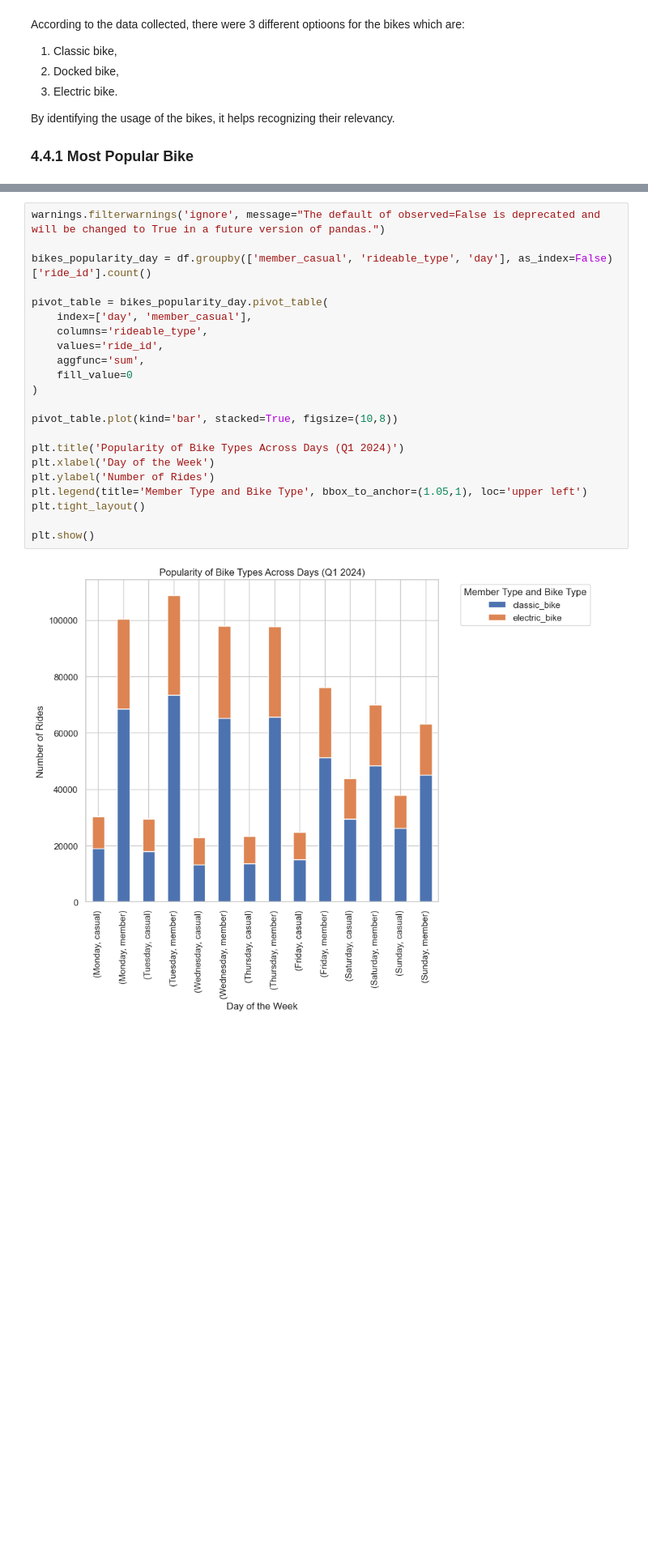
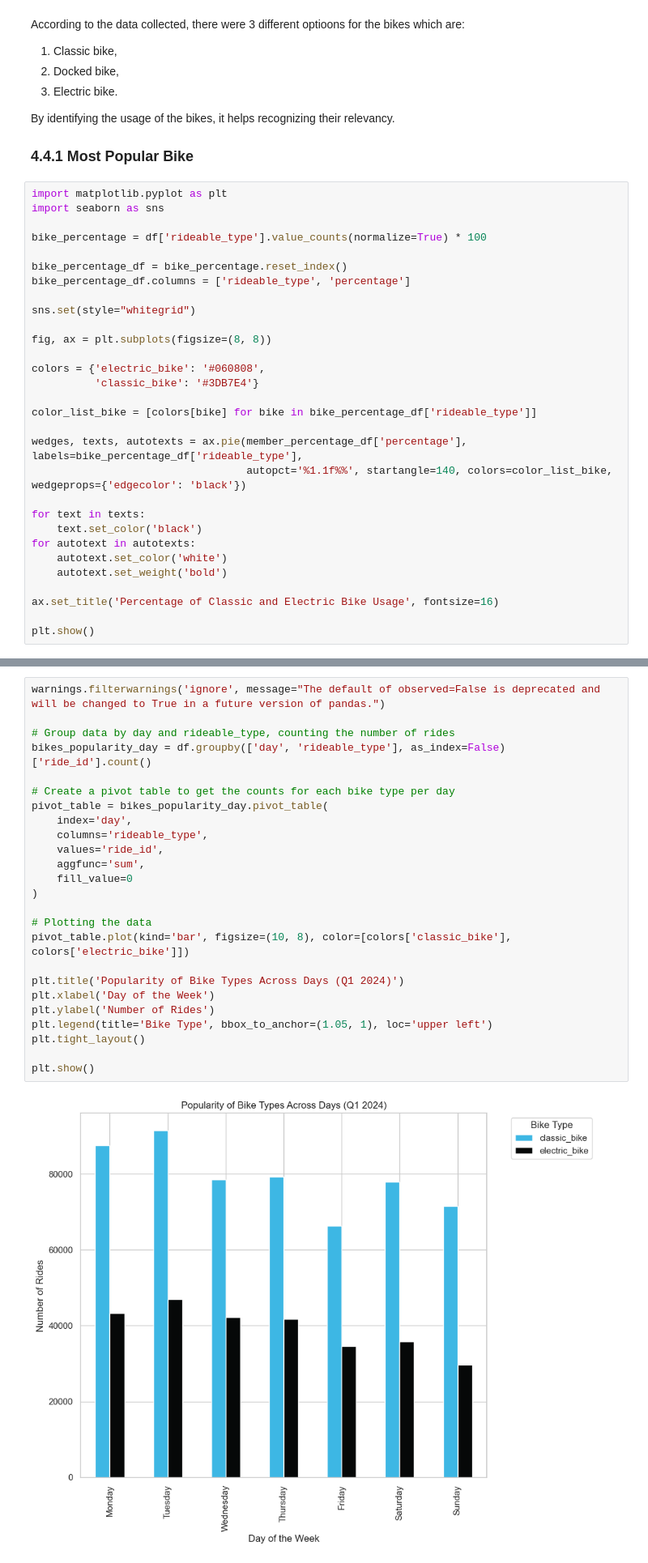
Before and after one commit to lazuardifp19/lazuardfp_portfolio, a Jupyter notebook: Analysis of Customer Behavior at Divvy Bikes/divvy-biketrip-analysis-2024.ipynb, the cells around one changed output, grey strips where cells are left out. Shown at 81% size. Cells and saved outputs as stored; diff of their text form; blank space fills up the shorter version.

```diff
--- a/Analysis of Customer Behavior at Divvy Bikes/divvy-biketrip-analysis-2024.ipynb
+++ b/Analysis of Customer Behavior at Divvy Bikes/divvy-biketrip-analysis-2024.ipynb
@@ -396,3 +409,33 @@ According to the data collected, there were 3 different optioons for the bikes w
 By identifying the usage of the bikes, it helps recognizing their relevancy.
 
 ### 4.4.1 Most Popular Bike
+# %%
+import matplotlib.pyplot as plt
+import seaborn as sns
+
+bike_percentage = df['rideable_type'].value_counts(normalize=True) * 100
+
+bike_percentage_df = bike_percentage.reset_index()
+bike_percentage_df.columns = ['rideable_type', 'percentage']
+
+sns.set(style="whitegrid")
+
+fig, ax = plt.subplots(figsize=(8, 8))
+
+colors = {'electric_bike': '#060808',
+          'classic_bike': '#3DB7E4'}
+
+color_list_bike = [colors[bike] for bike in bike_percentage_df['rideable_type']]
+
+wedges, texts, autotexts = ax.pie(member_percentage_df['percentage'], labels=bike_percentage_df['rideable_type'],
+                                  autopct='%1.1f%%', startangle=140, colors=color_list_bike, wedgeprops={'edgecolor': 'black'})
+
+for text in texts:
+    text.set_color('black')
+for autotext in autotexts:
+    autotext.set_color('white')
+    autotext.set_weight('bold')
+
+ax.set_title('Percentage of Classic and Electric Bike Usage', fontsize=16)
+
+plt.show()
@@ -399,26 +444,29 @@ By identifying the usage of the bikes, it helps recognizing their relevancy.
 # %%
 warnings.filterwarnings('ignore', message="The default of observed=False is deprecated and will be changed to True in a future version of pandas.")
 
-bikes_popularity_day = df.groupby(['member_casual', 'rideable_type', 'day'], as_index=False)['ride_id'].count()
+# Group data by day and rideable_type, counting the number of rides
+bikes_popularity_day = df.groupby(['day', 'rideable_type'], as_index=False)['ride_id'].count()
 
+# Create a pivot table to get the counts for each bike type per day
 pivot_table = bikes_popularity_day.pivot_table(
-    index=['day', 'member_casual'],
+    index='day',
     columns='rideable_type',
     values='ride_id',
     aggfunc='sum',
     fill_value=0
 )
 
-pivot_table.plot(kind='bar', stacked=True, figsize=(10,8))
+# Plotting the data
+pivot_table.plot(kind='bar', figsize=(10, 8), color=[colors['classic_bike'], colors['electric_bike']])
 
 plt.title('Popularity of Bike Types Across Days (Q1 2024)')
 plt.xlabel('Day of the Week')
 plt.ylabel('Number of Rides')
-plt.legend(title='Member Type and Bike Type', bbox_to_anchor=(1.05,1), loc='upper left')
+plt.legend(title='Bike Type', bbox_to_anchor=(1.05, 1), loc='upper left')
 plt.tight_layout()
 
 plt.show()
 # %% [output]
-[figure, old version]
+[figure, new version]
 # %% [markdown]
 Among the three different bikes available, the majority chose and used the **electric bike**, this result is applicable for both casual and membered riders. This might happen due to the **convenience** of electric bike compared to the classic bike.
```
Also changed, not shown: parts of 8 cells of this notebook.
